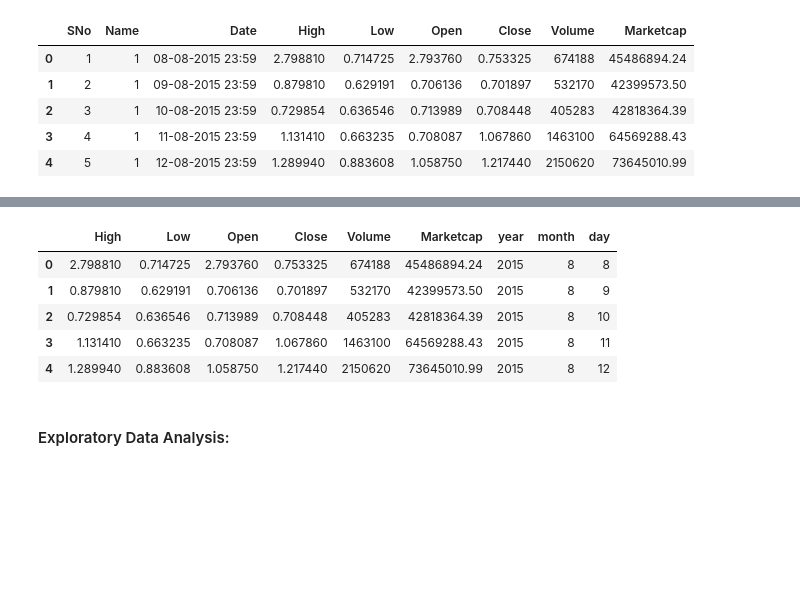
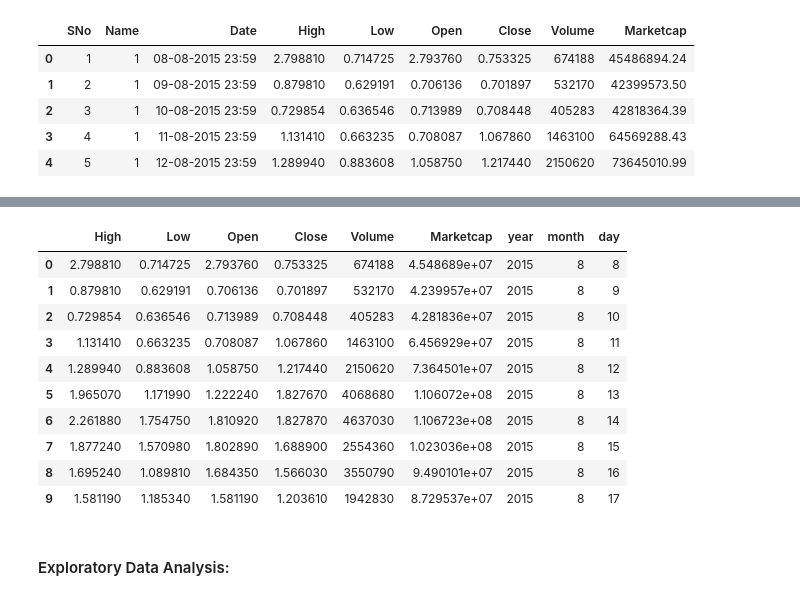
Before and after one commit to gundeepRai/Eth_Price_prediction, a Jupyter notebook: Ethereum_pricePred(Random Forest).ipynb, the cells around one changed output, grey strips where cells are left out. Drawn from its saved outputs; the diff is of its cells as text; code cells hidden in the pictures; blank space fills up the shorter version.

```diff
--- a/Ethereum_pricePred(Random Forest).ipynb
+++ b/Ethereum_pricePred(Random Forest).ipynb
@@ -76,17 +76,22 @@ df.head()
 # %%
 df = df.drop('SNo',axis=1)
 df = df.drop('Name',axis=1)
 df = df.drop('Date',axis=1)
 df = df.drop('date_parsed',axis=1)
 
-df.head()
+df.head(10)
 # %% [output]
 |  | High | Low | Open | Close | Volume | Marketcap | year | month | day |
-| 0 | 2.798810 | 0.714725 | 2.793760 | 0.753325 | 674188 | 45486894.24 | 2015 | 8 | 8 |
-| 1 | 0.879810 | 0.629191 | 0.706136 | 0.701897 | 532170 | 42399573.50 | 2015 | 8 | 9 |
-| 2 | 0.729854 | 0.636546 | 0.713989 | 0.708448 | 405283 | 42818364.39 | 2015 | 8 | 10 |
-| 3 | 1.131410 | 0.663235 | 0.708087 | 1.067860 | 1463100 | 64569288.43 | 2015 | 8 | 11 |
-| 4 | 1.289940 | 0.883608 | 1.058750 | 1.217440 | 2150620 | 73645010.99 | 2015 | 8 | 12 |
+| 0 | 2.798810 | 0.714725 | 2.793760 | 0.753325 | 674188 | 4.548689e+07 | 2015 | 8 | 8 |
+| 1 | 0.879810 | 0.629191 | 0.706136 | 0.701897 | 532170 | 4.239957e+07 | 2015 | 8 | 9 |
+| 2 | 0.729854 | 0.636546 | 0.713989 | 0.708448 | 405283 | 4.281836e+07 | 2015 | 8 | 10 |
+| 3 | 1.131410 | 0.663235 | 0.708087 | 1.067860 | 1463100 | 6.456929e+07 | 2015 | 8 | 11 |
+| 4 | 1.289940 | 0.883608 | 1.058750 | 1.217440 | 2150620 | 7.364501e+07 | 2015 | 8 | 12 |
+| 5 | 1.965070 | 1.171990 | 1.222240 | 1.827670 | 4068680 | 1.106072e+08 | 2015 | 8 | 13 |
+| 6 | 2.261880 | 1.754750 | 1.810920 | 1.827870 | 4637030 | 1.106723e+08 | 2015 | 8 | 14 |
+| 7 | 1.877240 | 1.570980 | 1.802890 | 1.688900 | 2554360 | 1.023036e+08 | 2015 | 8 | 15 |
+| 8 | 1.695240 | 1.089810 | 1.684350 | 1.566030 | 3550790 | 9.490101e+07 | 2015 | 8 | 16 |
+| 9 | 1.581190 | 1.185340 | 1.581190 | 1.203610 | 1942830 | 8.729537e+07 | 2015 | 8 | 17 |
 # %% [markdown]
 #### Exploratory Data Analysis:
 # %%
```
Also changed, not shown: parts of 3 cells of this notebook, 4 other files.
